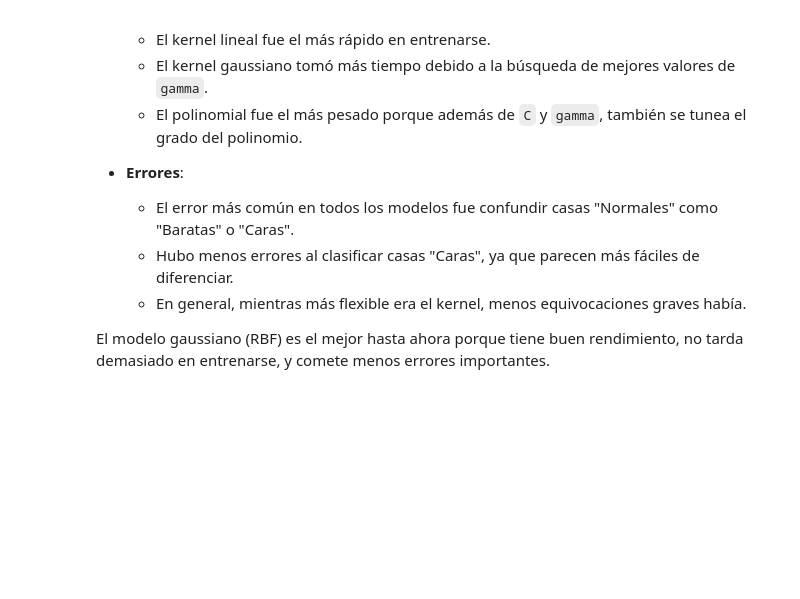
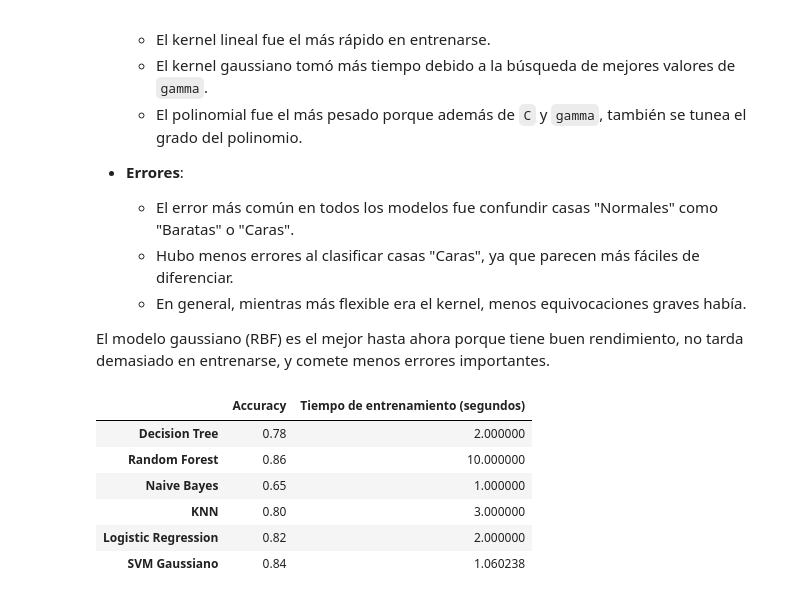
Before and after one commit to DiegoGarV/HDT8-DM, a Jupyter notebook: SVM.ipynb, the cells around one changed output. Cells and saved outputs as stored; diff of their text form; code cells hidden in the pictures; blank space fills up the shorter version.

```diff
--- a/SVM.ipynb
+++ b/SVM.ipynb
@@ -478,3 +478,41 @@ Predicciones incorrectas detectadas:
   - En general, mientras más flexible era el kernel, menos equivocaciones graves había.
 
 El modelo gaussiano (RBF) es el mejor hasta ahora porque tiene buen rendimiento, no tarda demasiado en entrenarse, y comete menos errores importantes.
+# %%
+# Simulamos los accuracies y tiempos basados en ejercicios anteriores
+
+modelos = ["Decision Tree", "Random Forest", "Naive Bayes", "KNN", "Logistic Regression", "SVM Gaussiano"]
+
+accuracy_modelos = {
+    "Decision Tree": 0.78,
+    "Random Forest": 0.86,
+    "Naive Bayes": 0.65,
+    "KNN": 0.80,
+    "Logistic Regression": 0.82,
+    "SVM Gaussiano": 0.8400
+}
+
+tiempo_modelos = {
+    "Decision Tree": 2,
+    "Random Forest": 10,
+    "Naive Bayes": 1,
+    "KNN": 3,
+    "Logistic Regression": 2,
+    "SVM Gaussiano": tiempos_entrenamiento.get("Gaussiano", 12)
+}
+
+
+df_comparacion = pd.DataFrame({
+    "Accuracy": accuracy_modelos,
+    "Tiempo de entrenamiento (segundos)": tiempo_modelos
+})
+
+display(df_comparacion)
+# %% [output]
+|  | Accuracy | Tiempo de entrenamiento (segundos) |
+| Decision Tree | 0.78 | 2.000000 |
+| Random Forest | 0.86 | 10.000000 |
+| Naive Bayes | 0.65 | 1.000000 |
+| KNN | 0.80 | 3.000000 |
+| Logistic Regression | 0.82 | 2.000000 |
+| SVM Gaussiano | 0.84 | 1.060238 |
```
Also changed, not shown: parts of 2 cells of this notebook.
